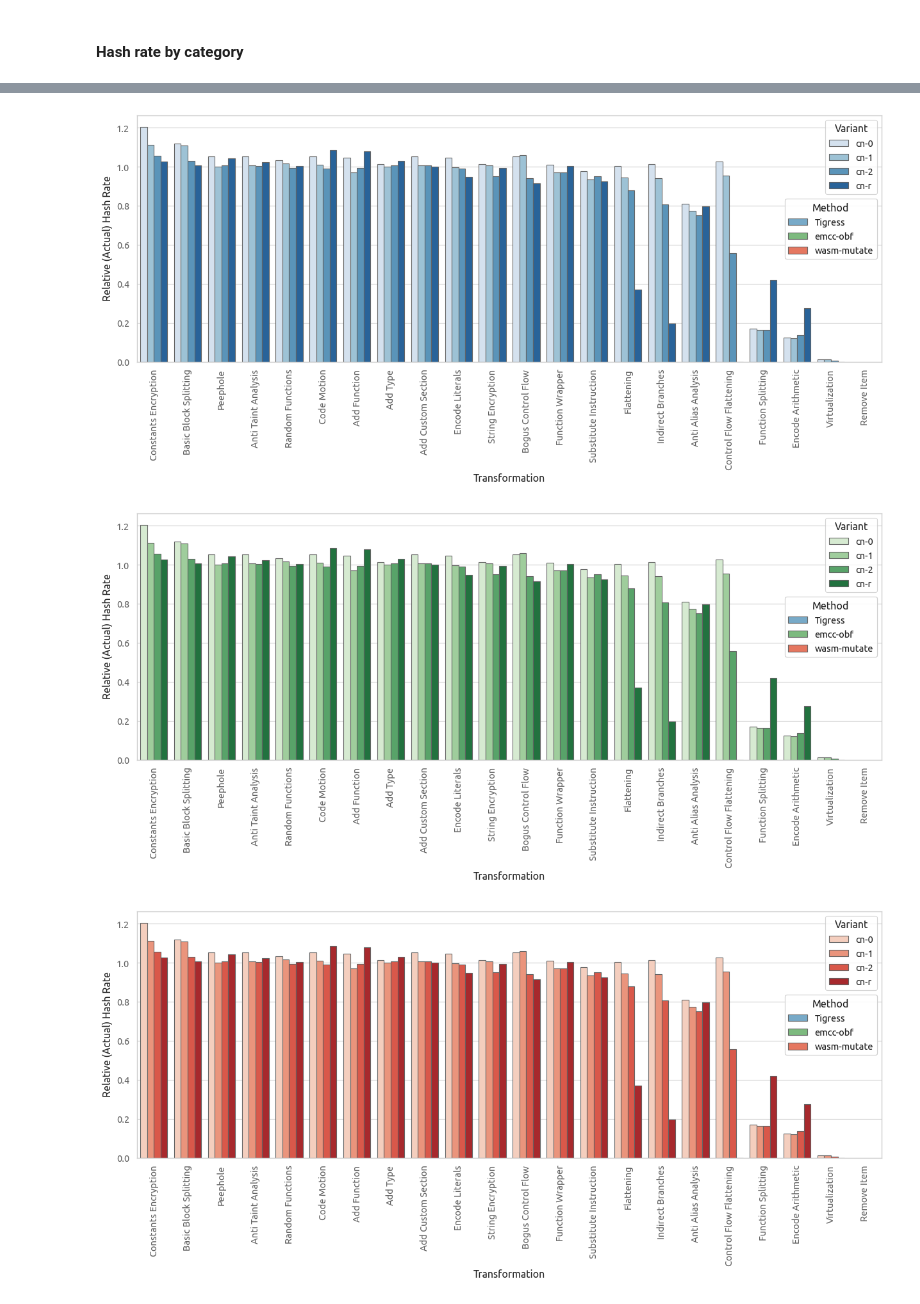
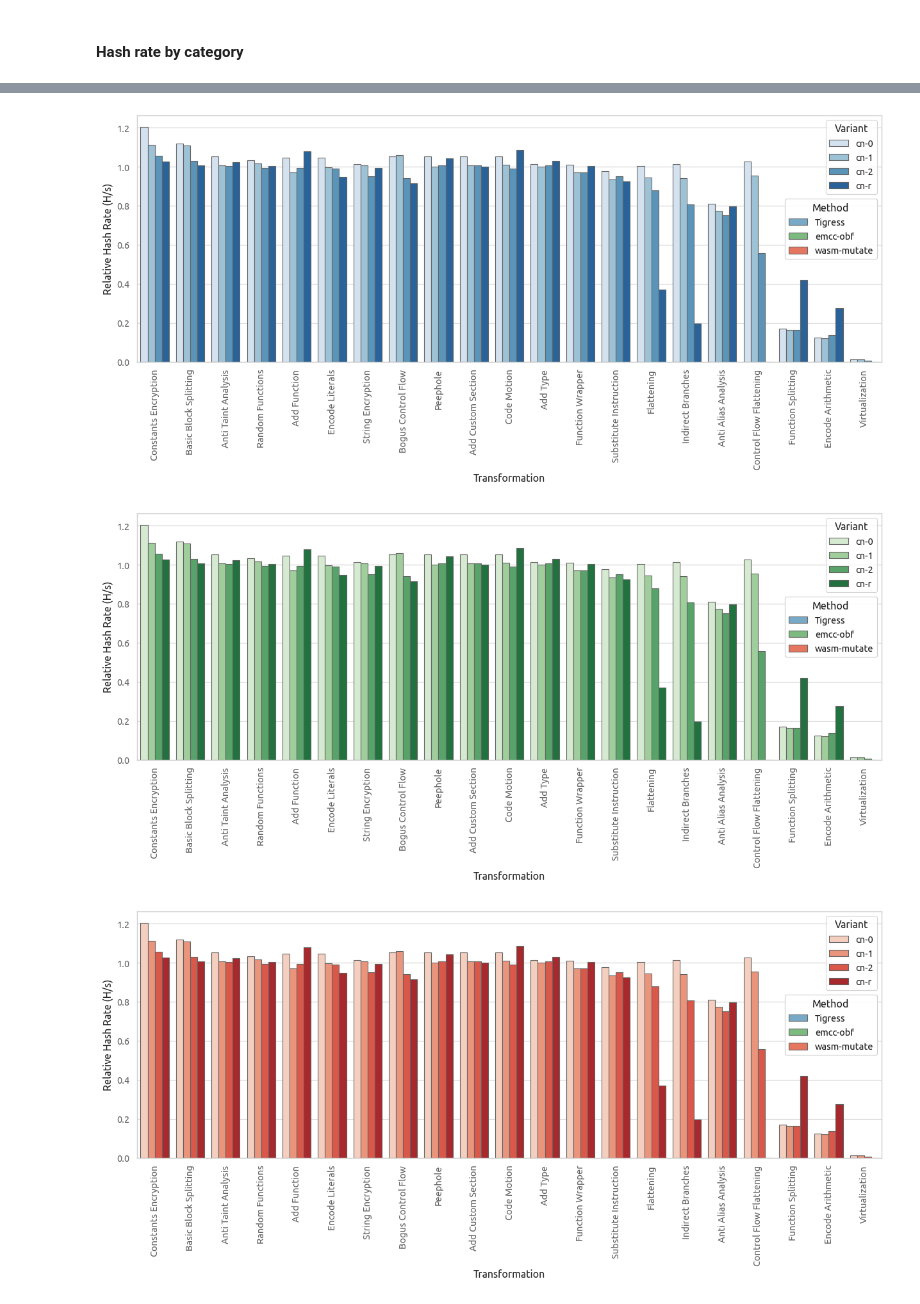
Before and after one commit to HakonHarnes/wasm-obf, a Jupyter notebook: analysis/overhead.ipynb, the cells around one changed output, grey strips where cells are left out. Drawn from its saved outputs; the diff is of its cells as text; code cells hidden in the pictures.

```diff
--- a/analysis/overhead.ipynb
+++ b/analysis/overhead.ipynb
@@ -188,6 +188,7 @@ def plot_wasm_mutate_distance(df, palette=palette, path=None):
     sns.barplot(data=df,
                 x='iteration',
                 y='relative_file_size',
+                hue='method',
                 palette=palette,
                 errwidth=1.1,
                 capsize=0.15,
@@ -199,7 +200,7 @@ def plot_wasm_mutate_distance(df, palette=palette, path=None):
     plt.xlabel('Iteration')
 
     # Capitalize the first letter of the entries in the legend
-    #plt.legend(title='Method', loc='upper right')
+    plt.legend(title='Method', loc='best')
 
     plt.ylim(0, 250)
 
@@ -213,6 +214,7 @@ def plot_wasm_mutate_distance(df, palette=palette, path=None):
 # Filter wasm-mutate data
 df = wasm_mutate_data[wasm_mutate_data['iteration'] != -1]
 df = df[df['distance'].notnull()]
+df['method'] = 'wasm-mutate'
 
 red = sns.color_palette("Reds", n_colors=1)
 plot_wasm_mutate_distance(df, palette=red, path='./plots/overhead/file-size-mutate.pdf')
@@ -314,6 +316,7 @@ def plot_hash_rates(df, xlabel, palette=None, path=None):
                 x='transformation_label',
                 y='relative_actual_hash_rate',
                 hue='method',
+                hue_order=['Tigress', 'emcc-obf', 'wasm-mutate'],
                 dodge=False,
                 palette=palette,
                 errwidth=1.1,
@@ -322,7 +325,7 @@ def plot_hash_rates(df, xlabel, palette=None, path=None):
                 )
 
     # Axis labels
-    plt.ylabel('Relative (Actual) Hash Rate')
+    plt.ylabel('Relative Hash Rate (H/s)')
     plt.xlabel(xlabel)
 
     plt.xticks(rotation=90)
@@ -330,17 +333,20 @@ def plot_hash_rates(df, xlabel, palette=None, path=None):
     # Capitalize the first letter of the entries in the legend
     plt.legend(title='Method', loc='upper right')
 
+    plt.ylim(0, 1.2)
+
     # Save plot
     if path is not None:
         plt.savefig(path, dpi=300, bbox_inches="tight")
 
-    plt.ylim(0, 1.2)
-
     # Show the plot
     plt.show()
 
+    return avg_distance_sorted['transformation_label'].tolist()
+
 # filter wasm-mutate data
 filtered_wasm_mutate_data = wasm_mutate_data[wasm_mutate_data['iteration'] == -1]
+filtered_wasm_mutate_data = wasm_mutate_data[wasm_mutate_data['transformation'] != 'RemoveItemMutator']
 
 # Add a 'method' column to each dataframe
 tigress_data['method'] = 'Tigress'
@@ -350,7 +356,7 @@ filtered_wasm_mutate_data['method'] = 'wasm-mutate'
 # Concatenate all dataframes in the desired order: tigress, llvm, wasm_mutate
 df = pd.concat([tigress_data, llvm_unoptimized, filtered_wasm_mutate_data], ignore_index=True)
 
-plot_hash_rates(df, xlabel='Transformation', palette=grb_palette, path='./plots/overhead/hash-rates.pdf')
+prev_xtick_order = plot_hash_rates(df, xlabel='Transformation', palette=bgr_palette, path='./plots/overhead/hash-rates.pdf')
 # %% [output]
 A value is trying to be set on a copy of a slice from a DataFrame.
 Try using .loc[row_indexer,col_indexer] = value instead
@@ -364,6 +370,7 @@ def plot_wasm_mutate_hash_rate(df, palette=palette, path=None):
     sns.barplot(data=df,
                 x='iteration',
                 y='relative_actual_hash_rate',
+                hue='method',
                 palette=palette,
                 errwidth=1.1,
                 capsize=0.15,
@@ -371,17 +378,18 @@ def plot_wasm_mutate_hash_rate(df, palette=palette, path=None):
                 )
 
     # Axis labels
-    plt.ylabel('Distance')
+    plt.ylabel('Relative Hash Rate (H/s)')
     plt.xlabel('Iteration')
 
     # Capitalize the first letter of the entries in the legend
-    plt.legend(loc='upper right')
+    plt.legend(title='Method', loc='upper right')
+    plt.ylim(0, 1.2)
+
 
     # Save plot
     if path is not None:
         plt.savefig(path, dpi=300, bbox_inches="tight")
 
-    plt.ylim(0, 1.2)
 
     # Show the plot
     plt.show()
@@ -389,6 +397,7 @@ def plot_wasm_mutate_hash_rate(df, palette=palette, path=None):
 # Filter wasm-mutate data
 df = wasm_mutate_data[wasm_mutate_data['iteration'] != -1]
 df = df[df['distance'].notnull()]
+df['method'] = 'wasm-mutate'
 
 red = sns.color_palette("Reds", n_colors=1)
 plot_wasm_mutate_hash_rate(df, palette=red, path='./plots/overhead/mutate-hash-rate.pdf')
@@ -398,7 +406,7 @@ No artists with labels found to put in legend.  Note that artists whose label st
 # %% [markdown]
 #### Hash rate by category
 # %%
-def plot_hash_rates_by_category(df, xlabel, palette=None, path=None):
+def plot_hash_rates_by_category(df, xlabel, xorder, palette=None, path=None):
     plt.figure(figsize=(15,5))
 
     # Compute the average distance for each transformation_label
@@ -425,7 +433,7 @@ def plot_hash_rates_by_category(df, xlabel, palette=None, path=None):
                 x='transformation_label',
                 y='relative_actual_hash_rate',
                 hue='name',
-                #dodge=False,
+                order=xorder,
                 palette=palette,
                 errwidth=1.1,
                 capsize=0.15,
@@ -433,7 +441,7 @@ def plot_hash_rates_by_category(df, xlabel, palette=None, path=None):
                 )
 
     # Axis labels
-    plt.ylabel('Relative (Actual) Hash Rate')
+    plt.ylabel('Relative Hash Rate (H/s)')
     plt.xlabel(xlabel)
 
     plt.xticks(rotation=90)
@@ -448,36 +456,40 @@ def plot_hash_rates_by_category(df, xlabel, palette=None, path=None):
     method_legend = plt.legend(method_handles, method_labels, title='Method', loc='upper right', bbox_to_anchor=(1, 0.68))
     ax.add_artist(method_legend)
 
     # Save plot
     if path is not None:
         plt.savefig(path, dpi=300, bbox_inches="tight")
 
     # Show the plot
     plt.show()
 
 
 # filter wasm-mutate data
 filtered_wasm_mutate_data = wasm_mutate_data[wasm_mutate_data['iteration'] == -1]
 
 # Add a 'method' column to each dataframe
 tigress_data['method'] = 'Tigress'
 llvm_unoptimized['method'] = 'emcc-obf'
 filtered_wasm_mutate_data['method'] = 'wasm-mutate'
 
 # Concatenate all dataframes in the desired order: tigress, llvm, wasm_mutate
 df = pd.concat([tigress_data, llvm_unoptimized, filtered_wasm_mutate_data], ignore_index=True)
 
+# prev_xtick_order.remove('Reorder Custom Section')
+# prev_xtick_order.remove('Remove Section')
+# prev_xtick_order.remove('Custom Section')
+
 #display(Image(filename='./plots/overhead/hash-rates-variants.png'))
 
-plot_hash_rates_by_category(df, xlabel='Transformation', palette="Blues", path='./plots/overhead/hash-rates-variants-blues.pdf')
-plot_hash_rates_by_category(df, xlabel='Transformation', palette="Greens", path='./plots/overhead/hash-rates-variants-greens.pdf')
-plot_hash_rates_by_category(df, xlabel='Transformation', palette="Reds", path='./plots/overhead/hash-rates-variants-reds.pdf')
+plot_hash_rates_by_category(df, xlabel='Transformation', xorder=prev_xtick_order, palette="Blues", path='./plots/overhead/hash-rates-variants-blues.pdf')
+plot_hash_rates_by_category(df, xlabel='Transformation', xorder=prev_xtick_order, palette="Greens", path='./plots/overhead/hash-rates-variants-greens.pdf')
+plot_hash_rates_by_category(df, xlabel='Transformation', xorder=prev_xtick_order, palette="Reds", path='./plots/overhead/hash-rates-variants-reds.pdf')
 # %% [output]
 A value is trying to be set on a copy of a slice from a DataFrame.
 Try using .loc[row_indexer,col_indexer] = value instead
 
 See the caveats in the documentation: https://pandas.pydata.org/pandas-docs/stable/user_guide/indexing.html#returning-a-view-versus-a-copy
   filtered_wasm_mutate_data['method'] = 'wasm-mutate'
-[figure, old version]
+[figure, new version]
-[figure, old version]
+[figure, new version]
-[figure, old version]
+[figure, new version]
```
Also changed, not shown: parts of 3 cells of this notebook, 19 other files.
